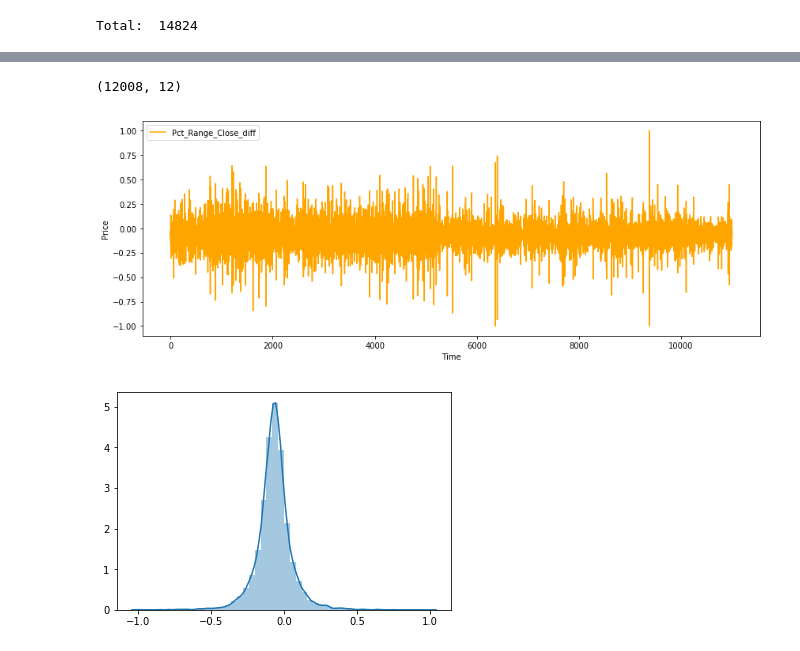
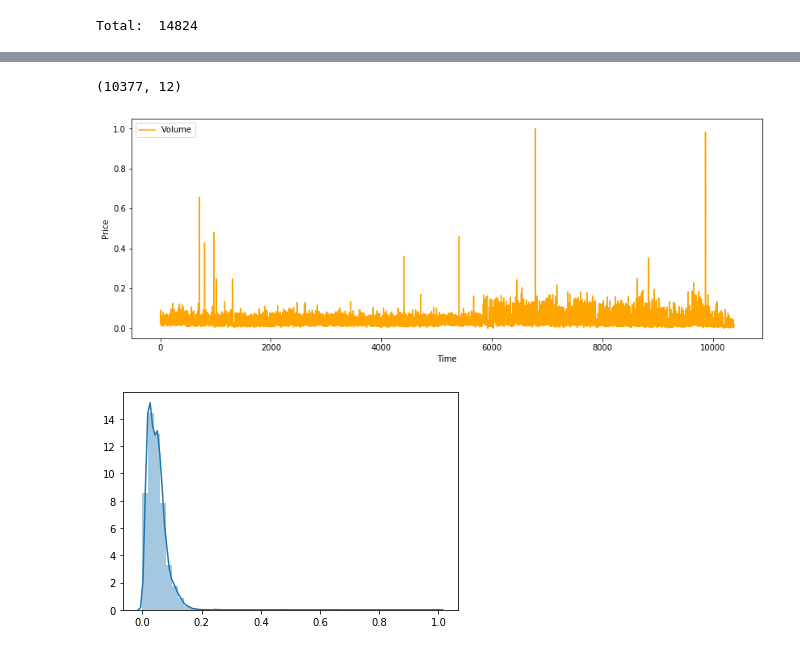
Before and after one commit to mawrer/forex_prediction, a Jupyter notebook: Jupyter Notebooks/IDI4/models/LSTM-12F-Pct_Range_Close_diff-03.ipynb, the cells around one changed output, grey strips where cells are left out. Saved outputs shown, nothing was run; the diff lists cells and outputs as text; code cells hidden in the pictures.

```diff
--- a/Jupyter Notebooks/IDI4/models/LSTM-12F-Pct_Range_Close_diff-03.ipynb
+++ b/Jupyter Notebooks/IDI4/models/LSTM-12F-Pct_Range_Close_diff-03.ipynb
@@ -48,13 +48,13 @@ TARGET_NAME = "Pct_Range_Close_diff"
 MSE_RESULT = 0
 # %%
-RANGE = 1
+RANGE = 3
 
 HYPER_L1_IN = RANGE
-EPOCHS = 100
+EPOCHS = 10
 BATCH_SIZE = 1
 
-TEST_SIZE = .19
-VAL_SIZE = .0
+TEST_SIZE = .20
+VAL_SIZE = .1
 
 START_IN = 0
 
@@ -78,6 +79,6 @@ DF_EURUSD_ASK_1H_PROC.csv
 # %%
 dateparse = lambda x: pd.datetime.strptime(x, '%Y-%m-%d %H:%M:%S')
-DATASET = pd.read_csv(filenames[0], header=0, parse_dates=['Gmt time'], date_parser=dateparse)
+DATASET = pd.read_csv(filenames[1], header=0, parse_dates=['Gmt time'], date_parser=dateparse)
 DATASET.head()
 # %% [output]
 |  | Gmt time | Open | High | Low | Close | Volume | day_name | weekday | Pct_Range_Close | ... |
@@ -153,6 +154,9 @@ print('Total: ', total)
 Total:  14824
 # %%
 #generate the VECTOR Y
+TARGET_INDEX = DF_Full.columns.get_loc(TARGET_NAME)
+print("index column: ",TARGET_INDEX)
+print('VECTOR Y: ' + DF_Full[TARGET_NAME].name)
 close_y = DF_Full[TARGET_NAME].iloc[1:]
 close_y.columns = [TARGET_NAME+'_y']
 print(close_y.head())
@@ -225,6 +231,6 @@ print(data_test_y.shape)
 # %%
 # DATA SET SCALER TRAINING
-scaler = MinMaxScaler(feature_range=(-1, 1))
+scaler = MinMaxScaler(feature_range=(0, 1))
 #print(data_training.head)
 data_training_array = np.array(data_training)
 data_training_array_scaled = scaler.fit_transform(data_training_array)
@@ -279,20 +287,21 @@ plt.show()
 # %%
 print(data_training_array_scaled.shape)
-INICIO = 1008
-FIN = 12008
+INICIO = 0
+FIN = 10377
 plt.figure(figsize=(14,5))
-pyplot.plot(data_training_array_scaled[INICIO:FIN,7], color = 'orange', label = 'Pct_Range_Close_diff')
+
+pyplot.plot(data_training_array_scaled[INICIO:FIN,TARGET_INDEX], color = 'orange', label = TARGET_NAME)
 plt.xlabel('Time')
 plt.ylabel('Price')
 plt.legend()
 plt.show()
 # %% [output]
-(12008, 12)
+(10377, 12)
-[figure, old version]
+[figure, new version]
 # %%
-sns.distplot(data_training_array_scaled[INICIO:FIN,7]);
+sns.distplot(data_training_array_scaled[INICIO:FIN,TARGET_INDEX]);
 # %% [output]
-[figure, old version]
+[figure, new version]
 # %%
 pyplot.figure(figsize=(16,5))
 pyplot.plot(data_training_y)
```
Also changed, not shown: parts of 39 cells of this notebook, 22 other files.
